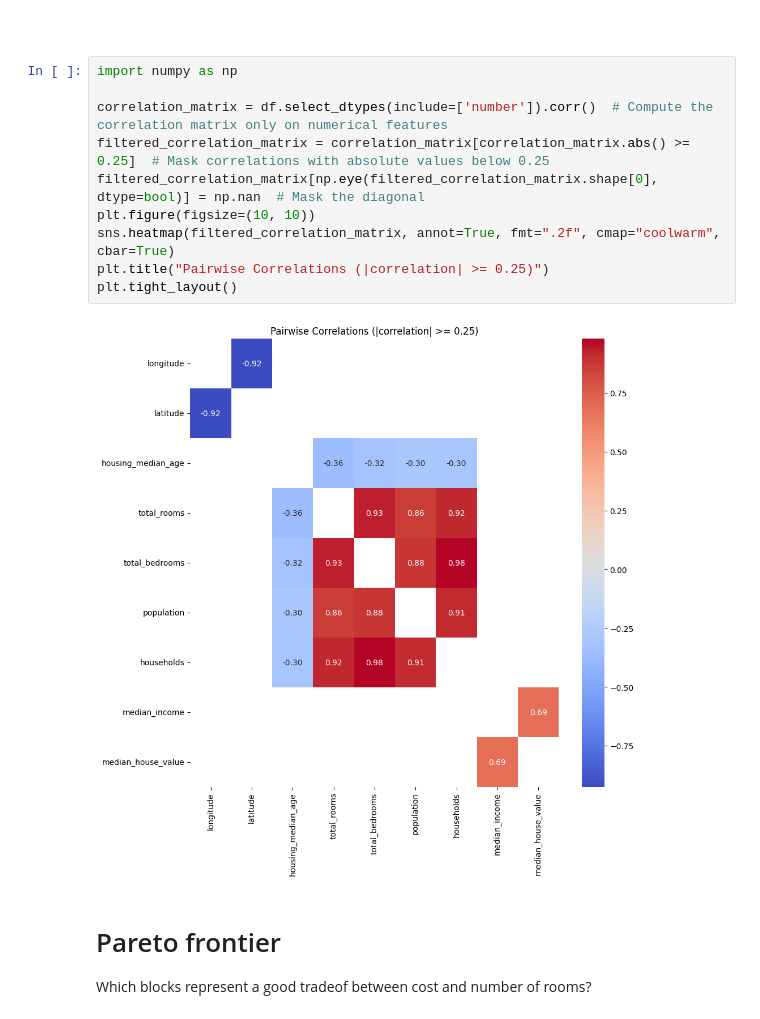
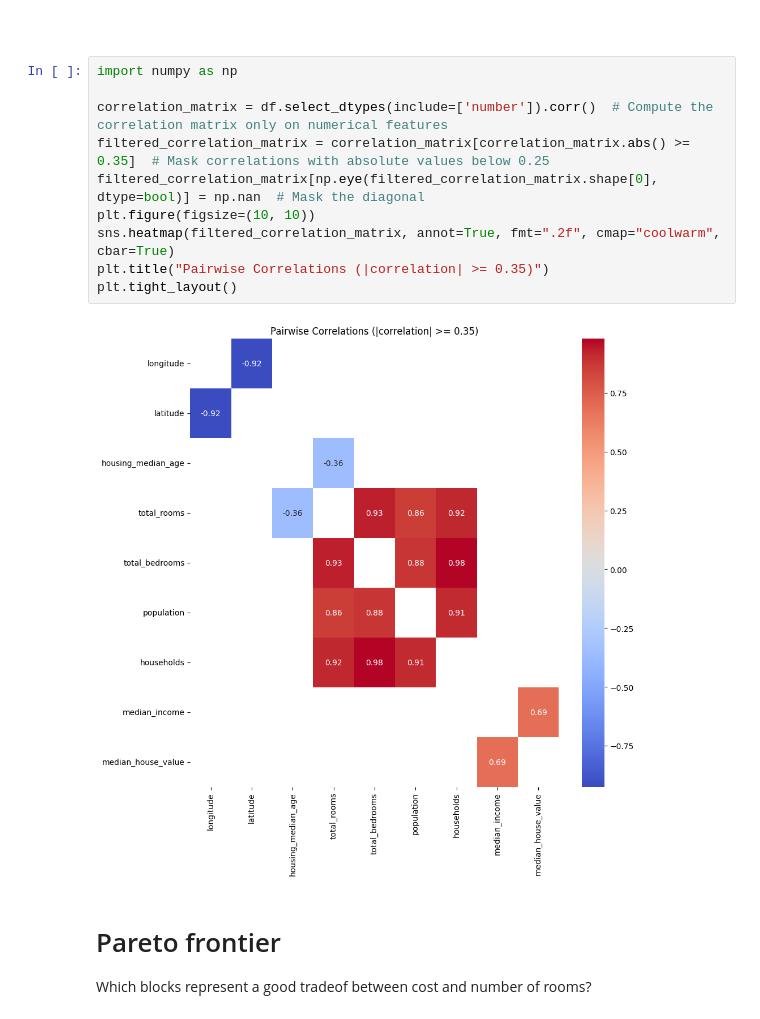
Before and after one commit to matthewAlesianiStudent/dtm-machine-learning-lab, a Jupyter notebook: slides/lab_02_housing.ipynb, the cells around one changed output. Cells and saved outputs as stored; diff of their text form.

```diff
--- a/slides/lab_02_housing.ipynb
+++ b/slides/lab_02_housing.ipynb
@@ -205,15 +205,15 @@ plt.show()
 # %%
 import numpy as np
 
 correlation_matrix = df.select_dtypes(include=['number']).corr()  # Compute the correlation matrix only on numerical features
-filtered_correlation_matrix = correlation_matrix[correlation_matrix.abs() >= 0.25]  # Mask correlations with absolute values below 0.25
+filtered_correlation_matrix = correlation_matrix[correlation_matrix.abs() >= 0.35]  # Mask correlations with absolute values below 0.25
 filtered_correlation_matrix[np.eye(filtered_correlation_matrix.shape[0], dtype=bool)] = np.nan  # Mask the diagonal
 plt.figure(figsize=(10, 10))
 sns.heatmap(filtered_correlation_matrix, annot=True, fmt=".2f", cmap="coolwarm", cbar=True)
-plt.title("Pairwise Correlations (|correlation| >= 0.25)")
+plt.title("Pairwise Correlations (|correlation| >= 0.35)")
 plt.tight_layout()
 # %% [output]
-[figure, old version]
+[figure, new version]
 # %% [markdown]
 # Pareto frontier
 
```
Also changed, not shown: parts of 3 cells of this notebook.
